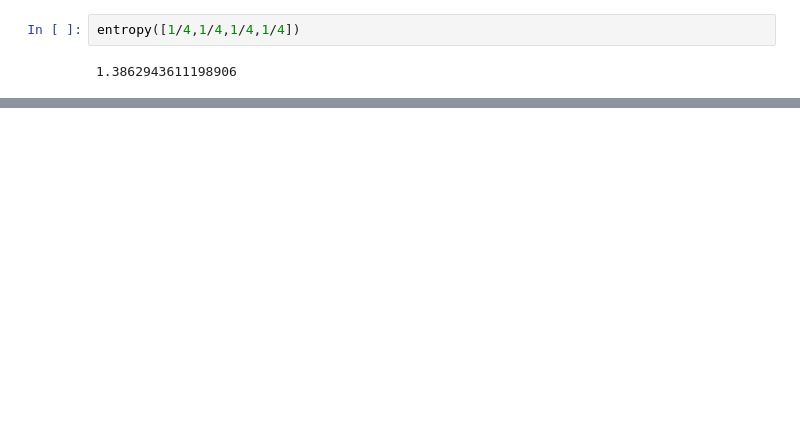
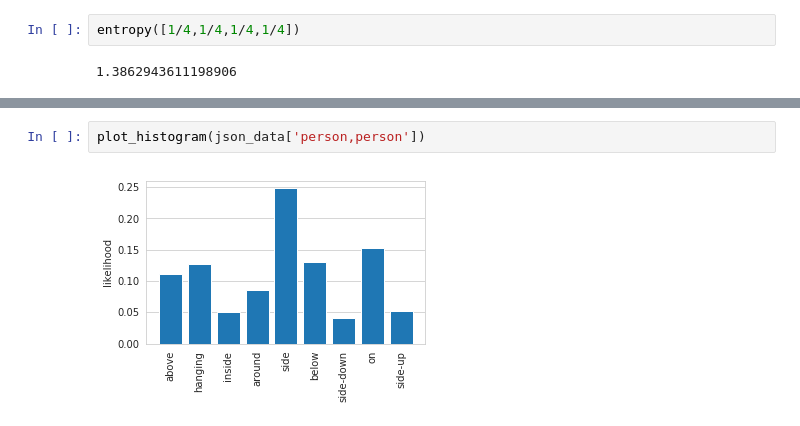
Before and after one commit to AndreaPasini/panoptic-segmentation, a Jupyter notebook: PRS_analysis_COCO.ipynb, the cells around one changed output, grey strips where cells are left out. Saved outputs shown, nothing was run; the diff lists cells and outputs as text; blank space fills up the shorter version.

```diff
--- a/PRS_analysis_COCO.ipynb
+++ b/PRS_analysis_COCO.ipynb
@@ -528,0 +483,4 @@ filtered_prs['floor-wood,tv']
+# %%
+plot_histogram(json_data['person,person'])
+# %% [output]
+[figure, added]
```
Also changed, not shown: parts of 8 cells of this notebook, 8 other files.
